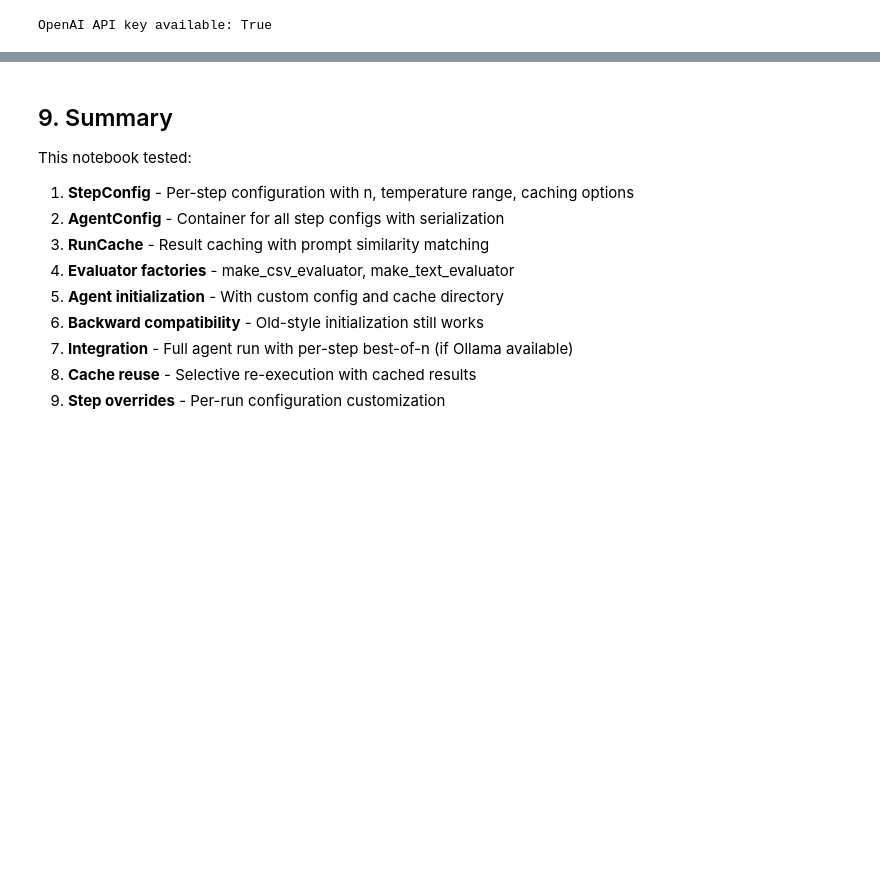
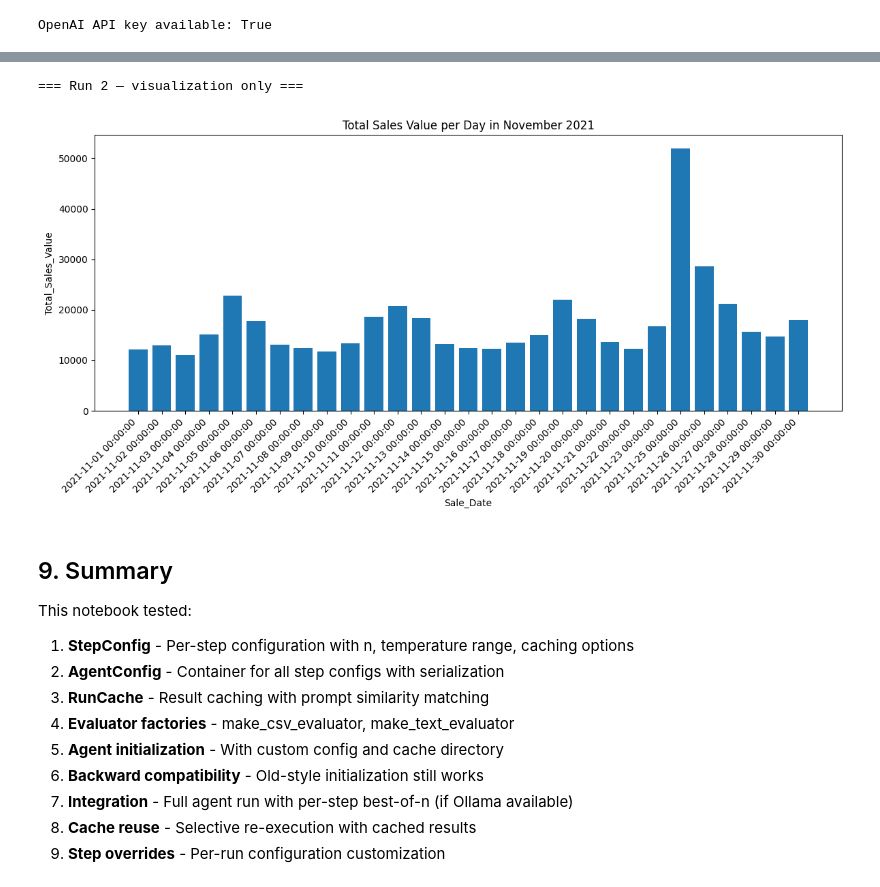
Before and after one commit to FilippoRiva/arco, a Jupyter notebook: test_per_step_config.ipynb, the cells around one changed output, grey strips where cells are left out. Cells and saved outputs as stored; diff of their text form; code cells hidden in the pictures; blank space fills up the shorter version.

```diff
--- a/test_per_step_config.ipynb
+++ b/test_per_step_config.ipynb
@@ -548,3 +616,14 @@ Override run completed!
+# %%
+# Plot from the second run
+code_run2 = result2.get("answer", [])[-1]
+data_df   = result2.get("data_df")
+config    = result2.get("chart_config")
+
+print("=== Run 2 — visualization only ===")
+exec(code_run2, {"data_df": data_df, "config": config})
+# %% [output]
+=== Run 2 — visualization only ===
+[figure, added]
 # %% [markdown]
 ## 9. Summary
 
```
Also changed, not shown: parts of 10 cells of this notebook, 2 other files.
